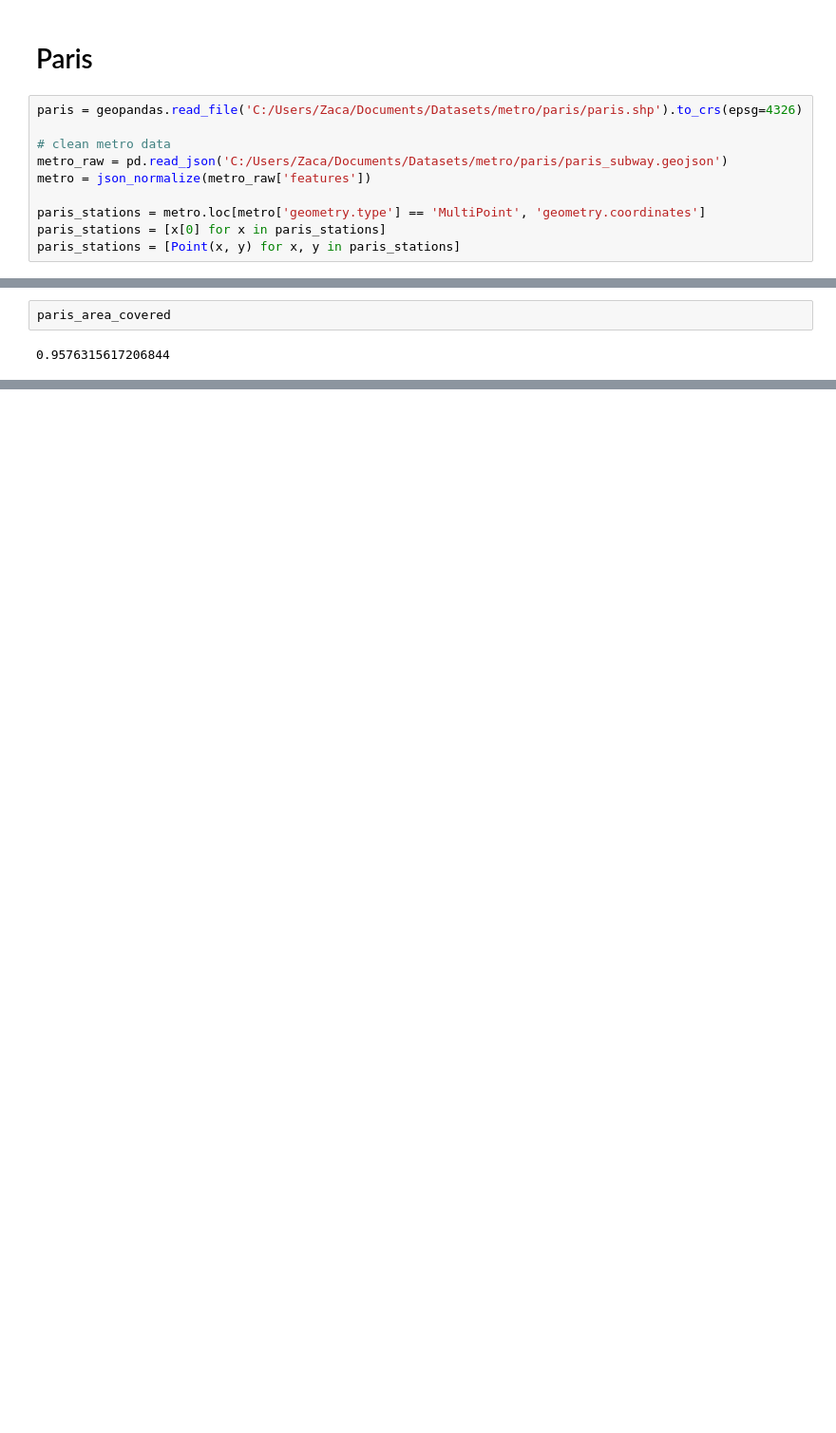
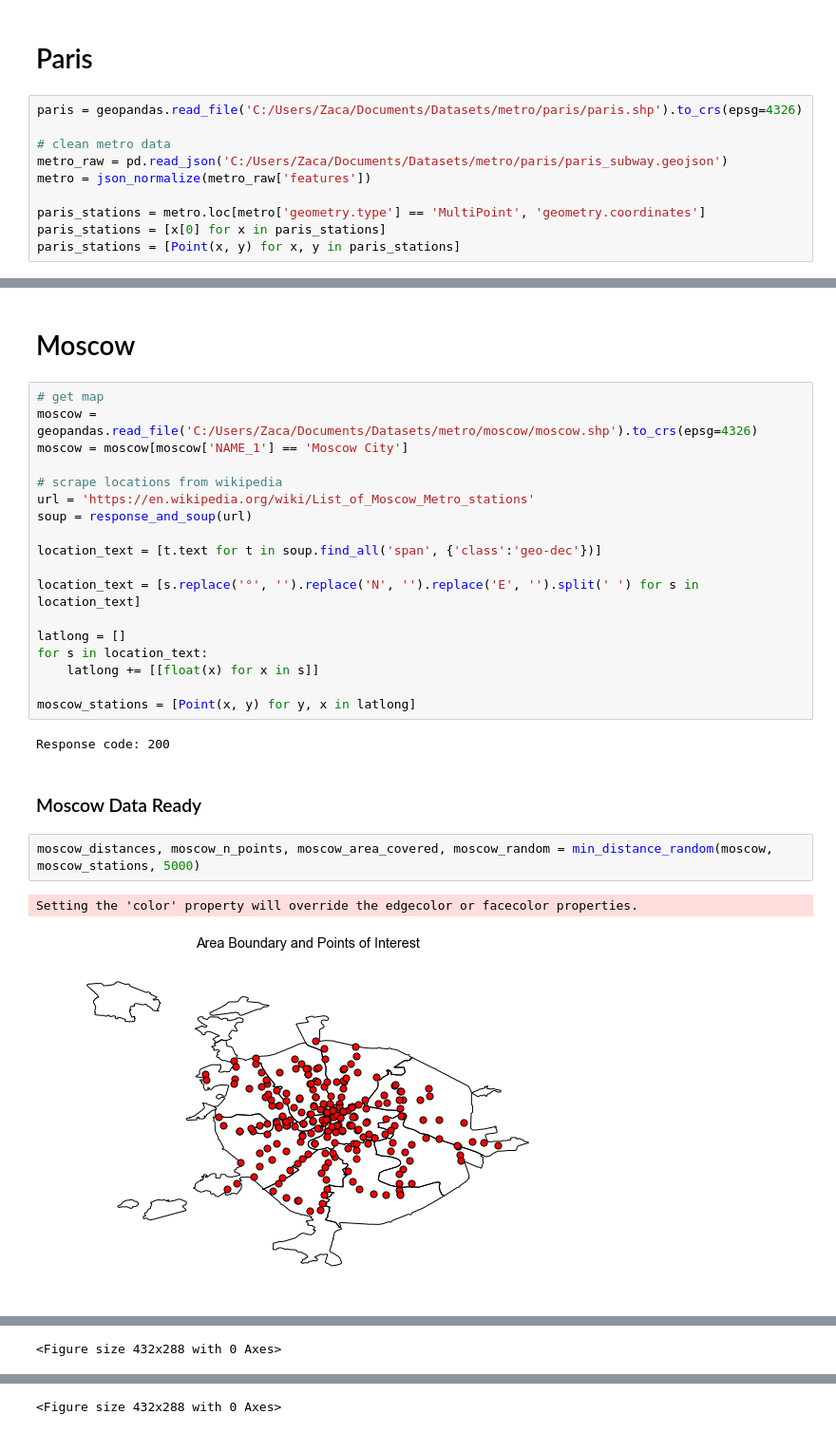
Before and after one commit to ricardozacarias/metro-coverage, a Jupyter notebook: your-project/main.ipynb, the cells around one changed output, grey strips where cells are left out. Shown at 95% size. Saved outputs shown, nothing was run; the diff lists cells and outputs as text; blank space fills up the shorter version.

```diff
--- a/your-project/main.ipynb
+++ b/your-project/main.ipynb
@@ -277,5 +320,30 @@ Setting the 'color' property will override the edgecolor or facecolor properties
 [figure]
-# %%
-paris_area_covered
-# %% [output]
-0.9576315617206844
+# %% [markdown]
+# Moscow
+# %%
+# get map
+moscow = geopandas.read_file('C:/Users/Zaca/Documents/Datasets/metro/moscow/moscow.shp').to_crs(epsg=4326)
+moscow = moscow[moscow['NAME_1'] == 'Moscow City']
+
+# scrape locations from wikipedia
+url = 'https://en.wikipedia.org/wiki/List_of_Moscow_Metro_stations'
+soup = response_and_soup(url)
+
+location_text = [t.text for t in soup.find_all('span', {'class':'geo-dec'})]
+
+location_text = [s.replace('°', '').replace('N', '').replace('E', '').split(' ') for s in location_text]
+
+latlong = []
+for s in location_text:
+    latlong += [[float(x) for x in s]]
+
+moscow_stations = [Point(x, y) for y, x in latlong]
+# %% [output]
+Response code: 200
+# %% [markdown]
+### Moscow Data Ready
+# %%
+moscow_distances, moscow_n_points, moscow_area_covered, moscow_random = min_distance_random(moscow, moscow_stations, 5000)
+# %% [output]
+Setting the 'color' property will override the edgecolor or facecolor properties.
+[figure, added]
@@ -281,0 +352 @@ paris_area_covered
+<Figure size 432x288 with 0 Axes>
@@ -281,0 +355 @@ paris_area_covered
+<Figure size 432x288 with 0 Axes>
```
Also changed, not shown: parts of 16 cells of this notebook, 3 other files.
